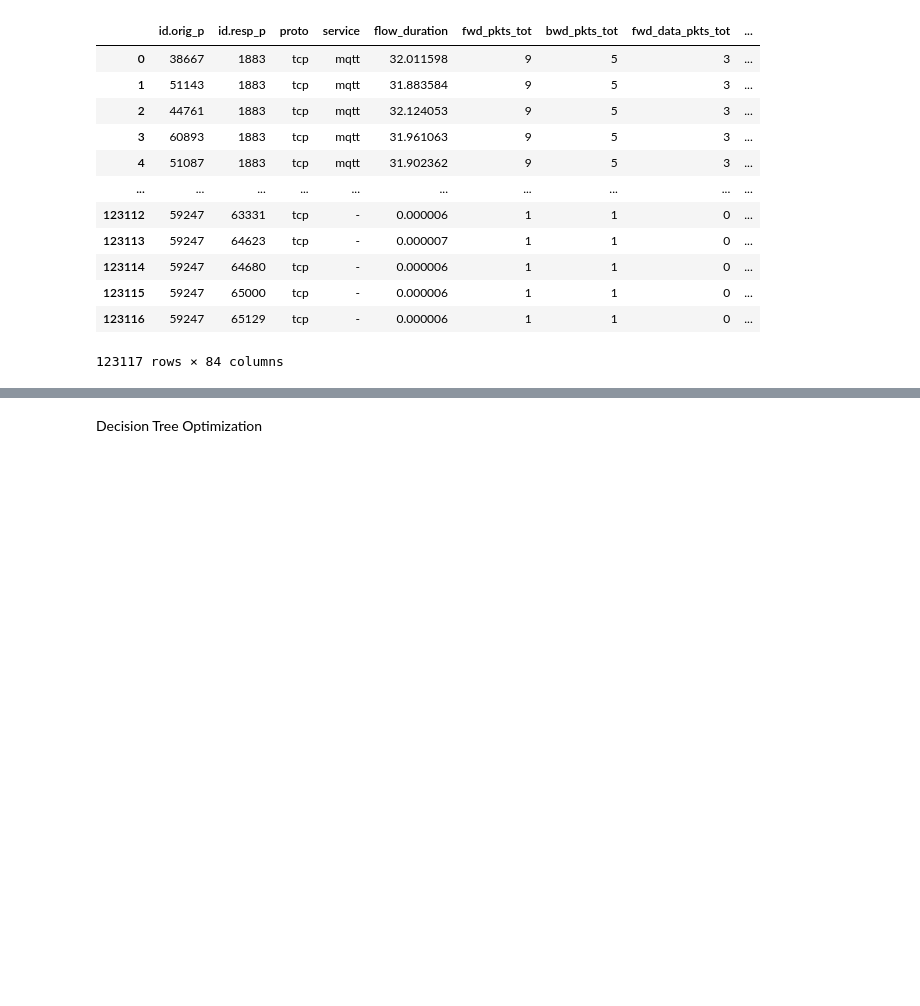
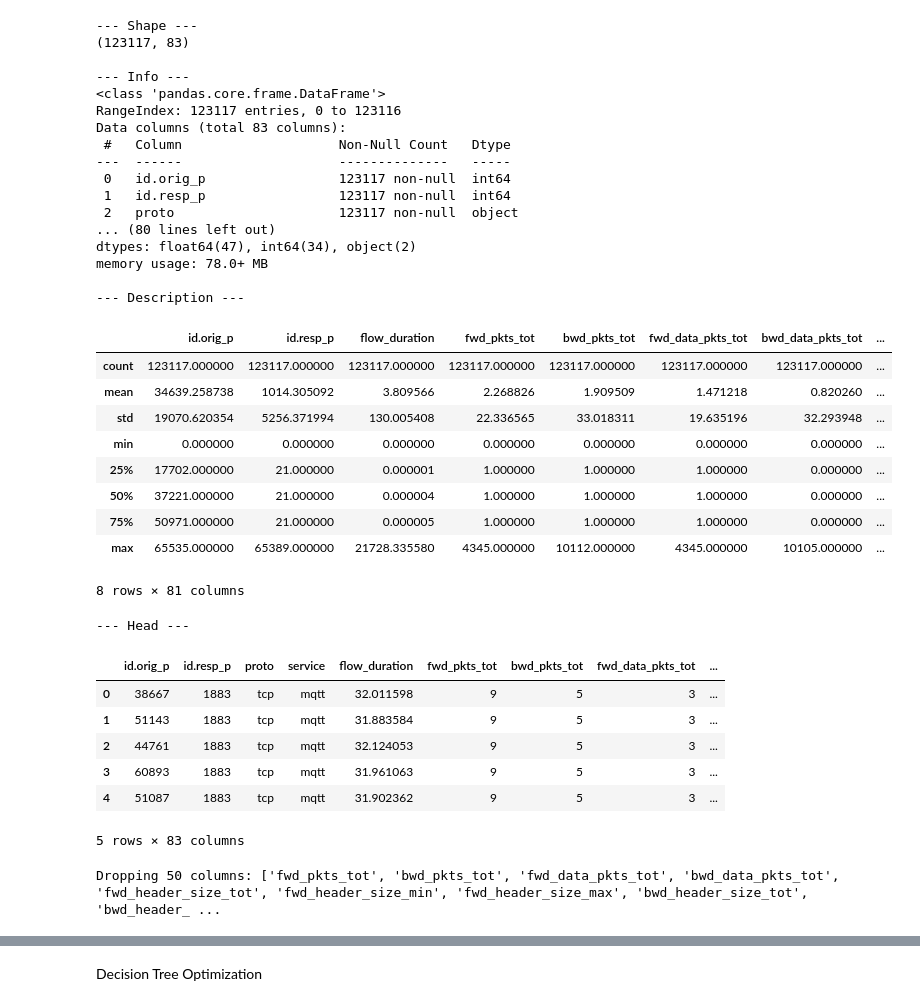
Before and after one commit to TheHardy04/IDS-ML, a Jupyter notebook: notebooks/grid_search.ipynb, the cells around one changed output, grey strips where cells are left out. Cells and saved outputs as stored; diff of their text form; code cells hidden in the pictures; blank space fills up the shorter version.

```diff
--- a/notebooks/grid_search.ipynb
+++ b/notebooks/grid_search.ipynb
@@ -12,20 +22,66 @@ import time
 # %%
 
 # load dataset
-data = pd.read_csv('../data/rt_iot2022.csv')
+# fetch dataset
+rt_iot2022 = fetch_ucirepo(id=942)
+
+# data (as pandas dataframes)
+X = rt_iot2022.data.features
+y = rt_iot2022.data.targets
 # %%
-data
+print("--- Shape ---")
+print(X.shape)
+
+print("\n--- Info ---")
+X.info()
+
+print("\n--- Description ---")
+display(X.describe())
+
+print("\n--- Head ---")
+display(X.head())
 # %% [output]
+--- Shape ---
+(123117, 83)
+
+--- Info ---
+<class 'pandas.core.frame.DataFrame'>
+RangeIndex: 123117 entries, 0 to 123116
+Data columns (total 83 columns):
+ #   Column                    Non-Null Count   Dtype
+---  ------                    --------------   -----
+ 0   id.orig_p                 123117 non-null  int64
+ 1   id.resp_p                 123117 non-null  int64
+ 2   proto                     123117 non-null  object
+... (80 lines left out)
+dtypes: float64(47), int64(34), object(2)
+memory usage: 78.0+ MB
+
+--- Description ---
-|  | id.orig_p | id.resp_p | proto | service | flow_duration | fwd_pkts_tot | bwd_pkts_tot | fwd_data_pkts_tot | ... |
-| 0 | 38667 | 1883 | tcp | mqtt | 32.011598 | 9 | 5 | 3 | ... |
-| 1 | 51143 | 1883 | tcp | mqtt | 31.883584 | 9 | 5 | 3 | ... |
-| 2 | 44761 | 1883 | tcp | mqtt | 32.124053 | 9 | 5 | 3 | ... |
-| 3 | 60893 | 1883 | tcp | mqtt | 31.961063 | 9 | 5 | 3 | ... |
-| 4 | 51087 | 1883 | tcp | mqtt | 31.902362 | 9 | 5 | 3 | ... |
-| ... | ... | ... | ... | ... | ... | ... | ... | ... | ... |
-| 123112 | 59247 | 63331 | tcp | - | 0.000006 | 1 | 1 | 0 | ... |
-| 123113 | 59247 | 64623 | tcp | - | 0.000007 | 1 | 1 | 0 | ... |
-| 123114 | 59247 | 64680 | tcp | - | 0.000006 | 1 | 1 | 0 | ... |
-| 123115 | 59247 | 65000 | tcp | - | 0.000006 | 1 | 1 | 0 | ... |
-| 123116 | 59247 | 65129 | tcp | - | 0.000006 | 1 | 1 | 0 | ... |
+|  | id.orig_p | id.resp_p | flow_duration | fwd_pkts_tot | bwd_pkts_tot | fwd_data_pkts_tot | bwd_data_pkts_tot | ... |
+| count | 123117.000000 | 123117.000000 | 123117.000000 | 123117.000000 | 123117.000000 | 123117.000000 | 123117.000000 | ... |
+| mean | 34639.258738 | 1014.305092 | 3.809566 | 2.268826 | 1.909509 | 1.471218 | 0.820260 | ... |
+| std | 19070.620354 | 5256.371994 | 130.005408 | 22.336565 | 33.018311 | 19.635196 | 32.293948 | ... |
+| min | 0.000000 | 0.000000 | 0.000000 | 0.000000 | 0.000000 | 0.000000 | 0.000000 | ... |
+| 25% | 17702.000000 | 21.000000 | 0.000001 | 1.000000 | 1.000000 | 1.000000 | 0.000000 | ... |
+| 50% | 37221.000000 | 21.000000 | 0.000004 | 1.000000 | 1.000000 | 1.000000 | 0.000000 | ... |
+| 75% | 50971.000000 | 21.000000 | 0.000005 | 1.000000 | 1.000000 | 1.000000 | 0.000000 | ... |
+| max | 65535.000000 | 65389.000000 | 21728.335580 | 4345.000000 | 10112.000000 | 4345.000000 | 10105.000000 | ... |
-123117 rows × 84 columns
+8 rows × 81 columns
+--- Head ---
+|  | id.orig_p | id.resp_p | proto | service | flow_duration | fwd_pkts_tot | bwd_pkts_tot | fwd_data_pkts_tot | ... |
+| 0 | 38667 | 1883 | tcp | mqtt | 32.011598 | 9 | 5 | 3 | ... |
+| 1 | 51143 | 1883 | tcp | mqtt | 31.883584 | 9 | 5 | 3 | ... |
+| 2 | 44761 | 1883 | tcp | mqtt | 32.124053 | 9 | 5 | 3 | ... |
+| 3 | 60893 | 1883 | tcp | mqtt | 31.961063 | 9 | 5 | 3 | ... |
+| 4 | 51087 | 1883 | tcp | mqtt | 31.902362 | 9 | 5 | 3 | ... |
+5 rows × 83 columns
+# %%
+# Drop columns containing specific substrings
+bad_subs = ['min', 'max', 'tot', 'avg', 'std']
+cols_to_drop = [c for c in X.columns if any(sub in c.lower() for sub in bad_subs)]
+
+print(f"Dropping {len(cols_to_drop)} columns: {cols_to_drop}")
+X = X.drop(columns=cols_to_drop)
+# %% [output]
+Dropping 50 columns: ['fwd_pkts_tot', 'bwd_pkts_tot', 'fwd_data_pkts_tot', 'bwd_data_pkts_tot', 'fwd_header_size_tot', 'fwd_header_size_min', 'fwd_header_size_max', 'bwd_header_size_tot', 'bwd_header_ ...
```
Also changed, not shown: parts of 17 cells of this notebook, 1 other file.
